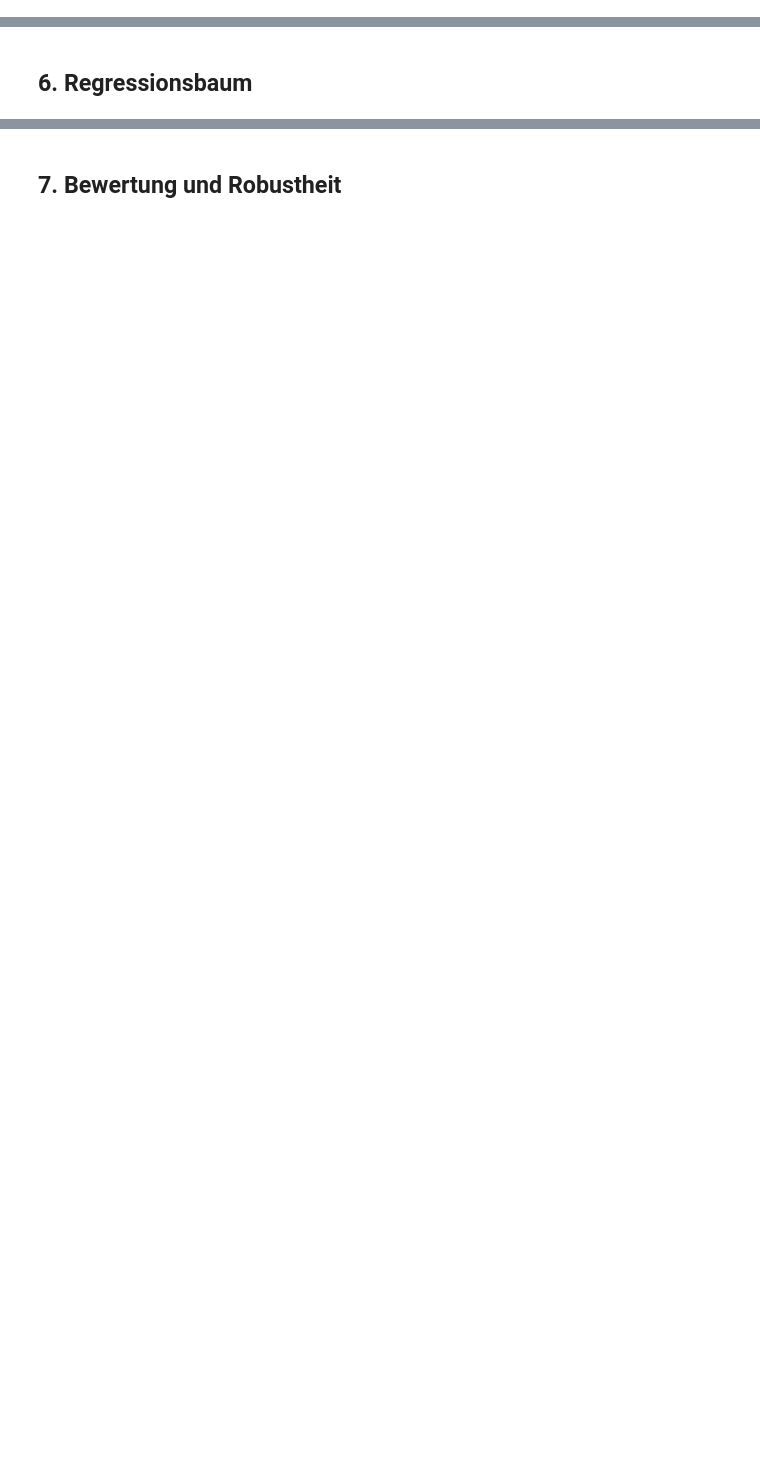
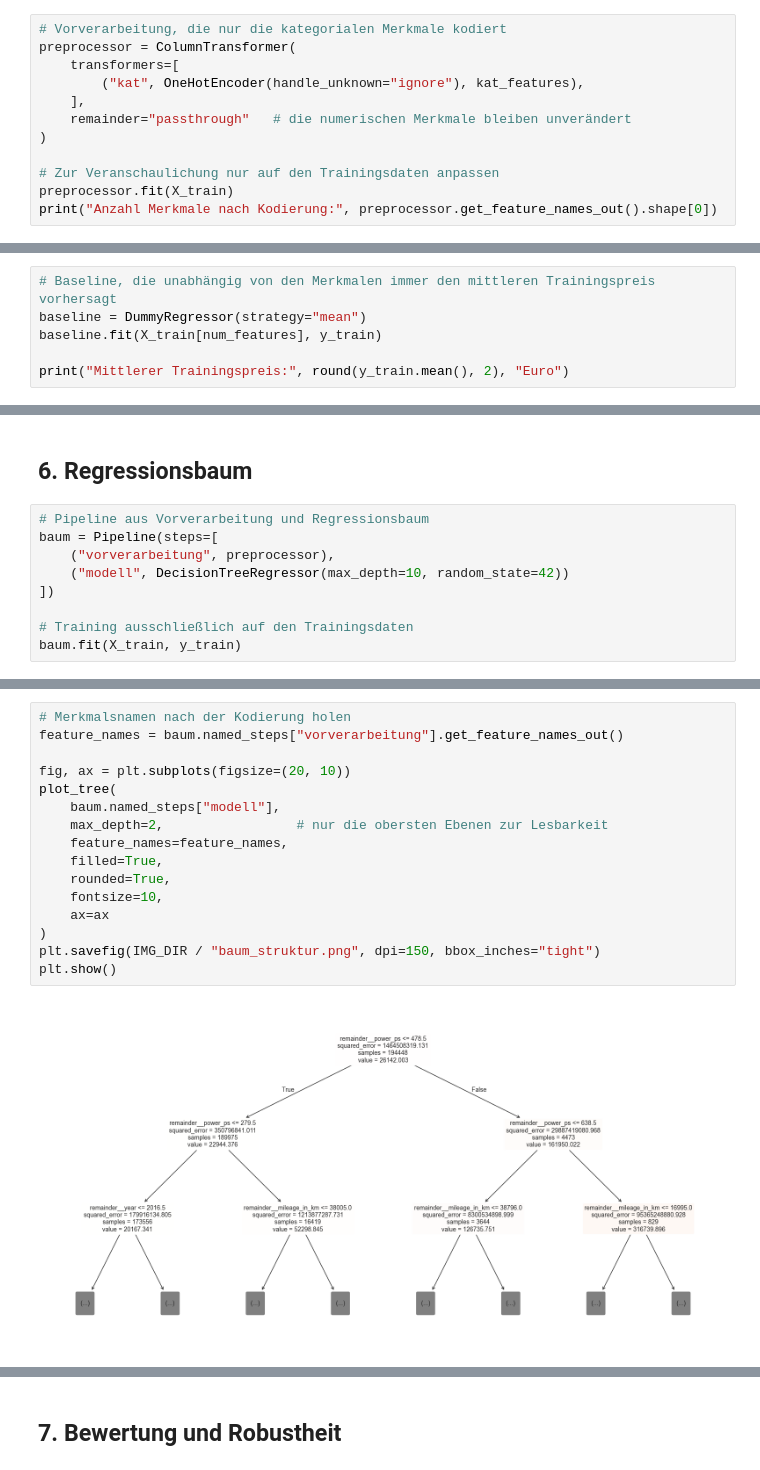
Before and after one commit to 1Zippel4/preisanalyse-autoscout24, a Jupyter notebook: notebooks/02_regressionsbaum.ipynb, the cells around one changed output, grey strips where cells are left out. Drawn from its saved outputs; the diff is of its cells as text; blank space fills up the shorter version.

Commit message:
02_regressionsbaum fertig

```diff
--- a/notebooks/02_regressionsbaum.ipynb
+++ b/notebooks/02_regressionsbaum.ipynb
@@ -57,0 +124,12 @@ Shape: (243060, 10)
+# %%
+# Vorverarbeitung, die nur die kategorialen Merkmale kodiert
+preprocessor = ColumnTransformer(
+    transformers=[
+        ("kat", OneHotEncoder(handle_unknown="ignore"), kat_features),
+    ],
+    remainder="passthrough"   # die numerischen Merkmale bleiben unverändert
+)
+
+# Zur Veranschaulichung nur auf den Trainingsdaten anpassen
+preprocessor.fit(X_train)
+print("Anzahl Merkmale nach Kodierung:", preprocessor.get_feature_names_out().shape[0])
@@ -58,2 +140,8 @@ Shape: (243060, 10)
 # %% [markdown]
 ## 5. Baseline
+# %%
+# Baseline, die unabhängig von den Merkmalen immer den mittleren Trainingspreis vorhersagt
+baseline = DummyRegressor(strategy="mean")
+baseline.fit(X_train[num_features], y_train)
+
+print("Mittlerer Trainingspreis:", round(y_train.mean(), 2), "Euro")
@@ -60,2 +150,11 @@ Shape: (243060, 10)
 # %% [markdown]
 ## 6. Regressionsbaum
+# %%
+# Pipeline aus Vorverarbeitung und Regressionsbaum
+baum = Pipeline(steps=[
+    ("vorverarbeitung", preprocessor),
+    ("modell", DecisionTreeRegressor(max_depth=10, random_state=42))
+])
+
+# Training ausschließlich auf den Trainingsdaten
+baum.fit(X_train, y_train)
@@ -61,0 +171,18 @@ Shape: (243060, 10)
+# %%
+# Merkmalsnamen nach der Kodierung holen
+feature_names = baum.named_steps["vorverarbeitung"].get_feature_names_out()
+
+fig, ax = plt.subplots(figsize=(20, 10))
+plot_tree(
+    baum.named_steps["modell"],
+    max_depth=2,                 # nur die obersten Ebenen zur Lesbarkeit
+    feature_names=feature_names,
+    filled=True,
+    rounded=True,
+    fontsize=10,
+    ax=ax
+)
+plt.savefig(IMG_DIR / "baum_struktur.png", dpi=150, bbox_inches="tight")
+plt.show()
+# %% [output]
+[figure, added]
```
Also changed, not shown: parts of 21 cells of this notebook, 6 other files.
